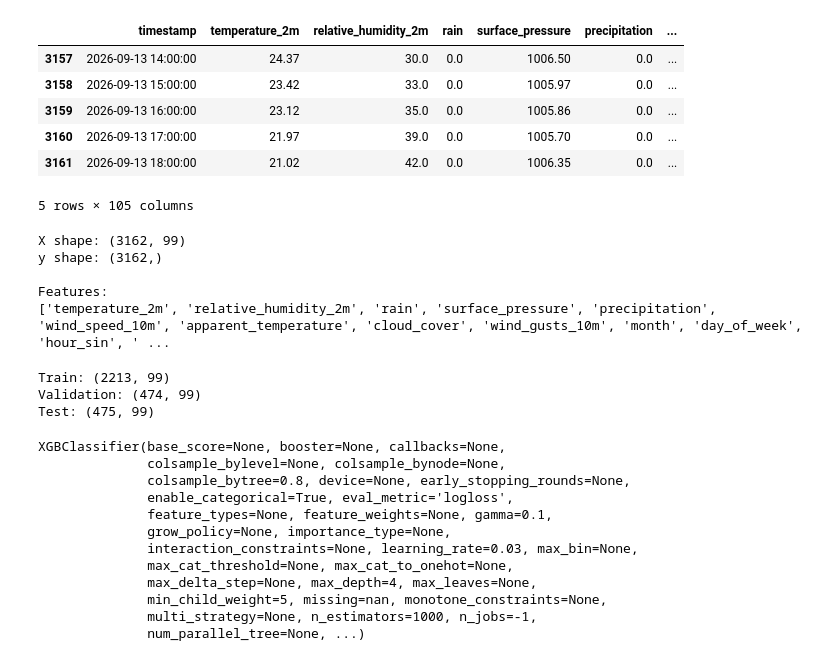
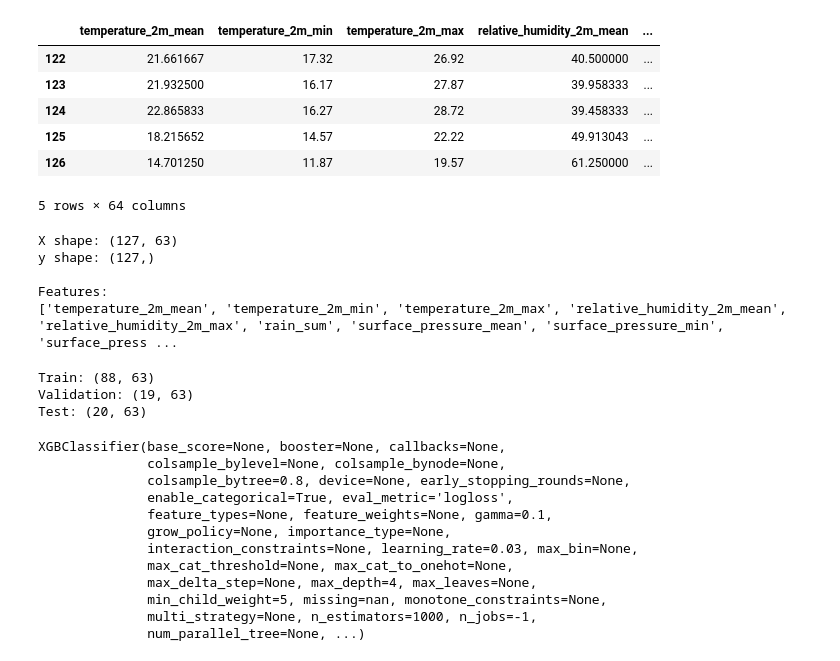
Before and after one commit to Hegeda15/weather-forecasting-mlops, a Jupyter notebook: notebooks/Untitled.ipynb, the cells around one changed output. Drawn from its saved outputs; the diff is of its cells as text; code cells hidden in the pictures.

```diff
--- a/notebooks/Untitled.ipynb
+++ b/notebooks/Untitled.ipynb
@@ -16,18 +16,18 @@ from sklearn.metrics import (
 # %%
 load_dotenv()
 engine = create_engine(os.getenv("SUPABASE_DB_URL"))
 
-query = "SELECT * FROM weather_logs_features ;"
+query = "SELECT * FROM weather_logs_features_test ;"
 df = pd.read_sql(query, con=engine)
 df.tail()
 # %% [output]
-|  | timestamp | temperature_2m | relative_humidity_2m | rain | surface_pressure | precipitation | ... |
-| 3157 | 2026-09-13 14:00:00 | 24.37 | 30.0 | 0.0 | 1006.50 | 0.0 | ... |
-| 3158 | 2026-09-13 15:00:00 | 23.42 | 33.0 | 0.0 | 1005.97 | 0.0 | ... |
-| 3159 | 2026-09-13 16:00:00 | 23.12 | 35.0 | 0.0 | 1005.86 | 0.0 | ... |
-| 3160 | 2026-09-13 17:00:00 | 21.97 | 39.0 | 0.0 | 1005.70 | 0.0 | ... |
-| 3161 | 2026-09-13 18:00:00 | 21.02 | 42.0 | 0.0 | 1006.35 | 0.0 | ... |
+|  | temperature_2m_mean | temperature_2m_min | temperature_2m_max | relative_humidity_2m_mean | ... |
+| 122 | 21.661667 | 17.32 | 26.92 | 40.500000 | ... |
+| 123 | 21.932500 | 16.17 | 27.87 | 39.958333 | ... |
+| 124 | 22.865833 | 16.27 | 28.72 | 39.458333 | ... |
+| 125 | 18.215652 | 14.57 | 22.22 | 49.913043 | ... |
+| 126 | 14.701250 | 11.87 | 19.57 | 61.250000 | ... |
-5 rows × 105 columns
+5 rows × 64 columns
 # %%
 # ============================================================
 # TARGET ÉS FEATURES
@@ -71,11 +71,11 @@ print("y shape:", y.shape)
 print("\nFeatures:")
 print(X.columns.tolist())
 # %% [output]
-X shape: (3162, 99)
-y shape: (3162,)
+X shape: (127, 63)
+y shape: (127,)
 
 Features:
-['temperature_2m', 'relative_humidity_2m', 'rain', 'surface_pressure', 'precipitation', 'wind_speed_10m', 'apparent_temperature', 'cloud_cover', 'wind_gusts_10m', 'month', 'day_of_week', 'hour_sin', ' ...
+['temperature_2m_mean', 'temperature_2m_min', 'temperature_2m_max', 'relative_humidity_2m_mean', 'relative_humidity_2m_max', 'rain_sum', 'surface_pressure_mean', 'surface_pressure_min', 'surface_press ...
 # %%
 # ============================================================
 # TRAIN / VALIDATION / TEST SPLIT
@@ -102,9 +102,9 @@ print("Train:", X_train.shape)
 print("Validation:", X_val.shape)
 print("Test:", X_test.shape)
 # %% [output]
-Train: (2213, 99)
-Validation: (474, 99)
-Test: (475, 99)
+Train: (88, 63)
+Validation: (19, 63)
+Test: (20, 63)
 # %%
 # ============================================================
 # XGBOOST MODEL
```
Also changed, not shown: parts of 7 cells of this notebook, 5 other files.
